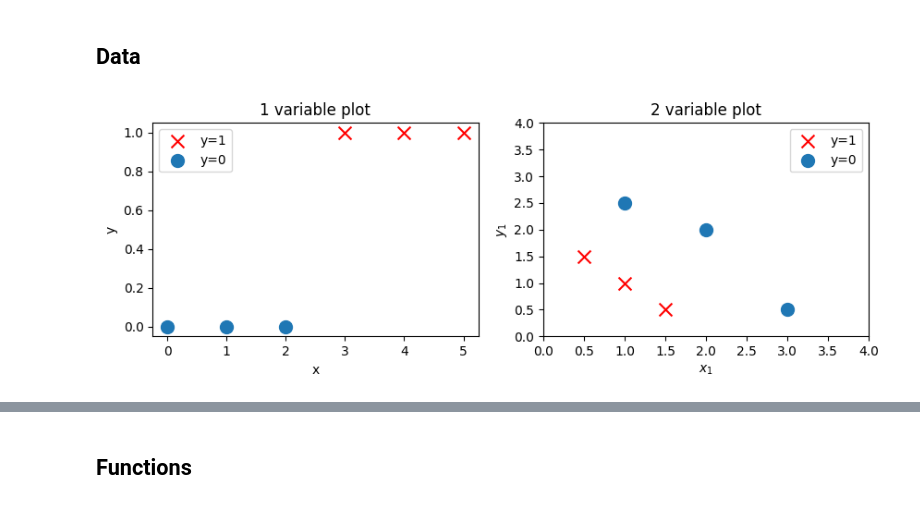
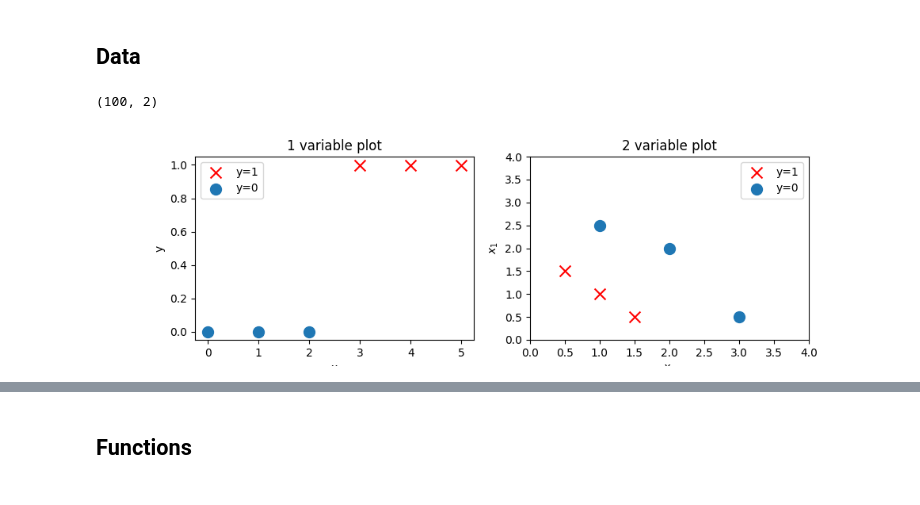
Before and after one commit to Sofia-Ortega/Machine-Learning, a Jupyter notebook: logistic-regression.ipynb, the cells around one changed output, grey strips where cells are left out. Saved outputs shown, nothing was run; the diff lists cells and outputs as text; code cells hidden in the pictures.

Commit message:
Circle struggles

```diff
--- a/logistic-regression.ipynb
+++ b/logistic-regression.ipynb
@@ -17,6 +21,27 @@ y_train = np.array([0,  0, 0, 1, 1, 1])
 # Two Variable
 X_train2 = np.array([[0.5, 1.5], [1,1], [1.5, 0.5], [3, 0.5], [2, 2], [1, 2.5]])
 y_train2 = np.array([0, 0, 0, 1, 1, 1])
+
+# Circle
+np.random.seed(42)
+N = 100  # Number of Points
+radius = 5
+
+
+# Generate random (x, y) points within a larger square
+x1 = np.random.uniform(-radius * 1.5, radius * 1.5, N)
+x2 = np.random.uniform(-radius * 1.5, radius * 1.5, N)
+
+X_circle = np.column_stack((x1, x2))
+
+print(X_circle.shape)
+# Compute distance from origin
+dist = np.sqrt(x1**2 + x2**2)
+
+# Classify: Inside the circle (yes = 1), Outside the circle (no = 0)
+y_circle = (dist < radius).astype(int)
+# %% [output]
+(100, 2)
 # %%
 def plot_2_variable_data(X_data : np.ndarray, y_data : np.ndarray, ax : Axes) -> Axes:
 
@@ -33,24 +58,24 @@ def plot_2_variable_data(X_data : np.ndarray, y_data : np.ndarray, ax : Axes) ->
 # %%
 yes = y_train == 1
 no = y_train == 0
 
 fig,ax= plt.subplots(1, 2, figsize=(10, 3))
 
 
 ax[0].scatter(x_train[yes], y_train[yes], marker='x', s=100, c='red', label='y=1')
 ax[0].scatter(x_train[no], y_train[no], marker='o', s=100, label='y=0')
 ax[0].set_xlabel('x')
 ax[0].set_ylabel('y')
 ax[0].set_title('1 variable plot')
 ax[0].legend()
 
 ax[1] = plot_2_variable_data(X_train2, y_train2, ax[1])
 ax[1].axis([0, 4, 0, 4])
 ax[1].set_xlabel('$x_1$')
-ax[1].set_ylabel('$y_1$')
+ax[1].set_ylabel('$x_1$')
 ax[1].set_title('2 variable plot')
 ax[1].legend()
 
 plt.show()
 # %% [output]
-[figure, old version]
+[figure, new version]
```
Also changed, not shown: parts of 41 cells of this notebook, 1 other file.
